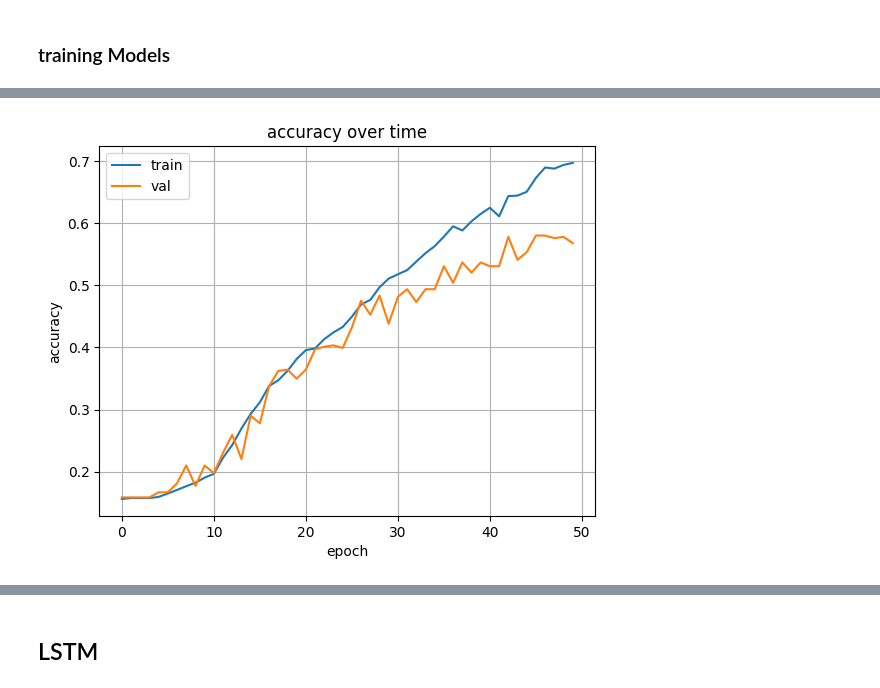
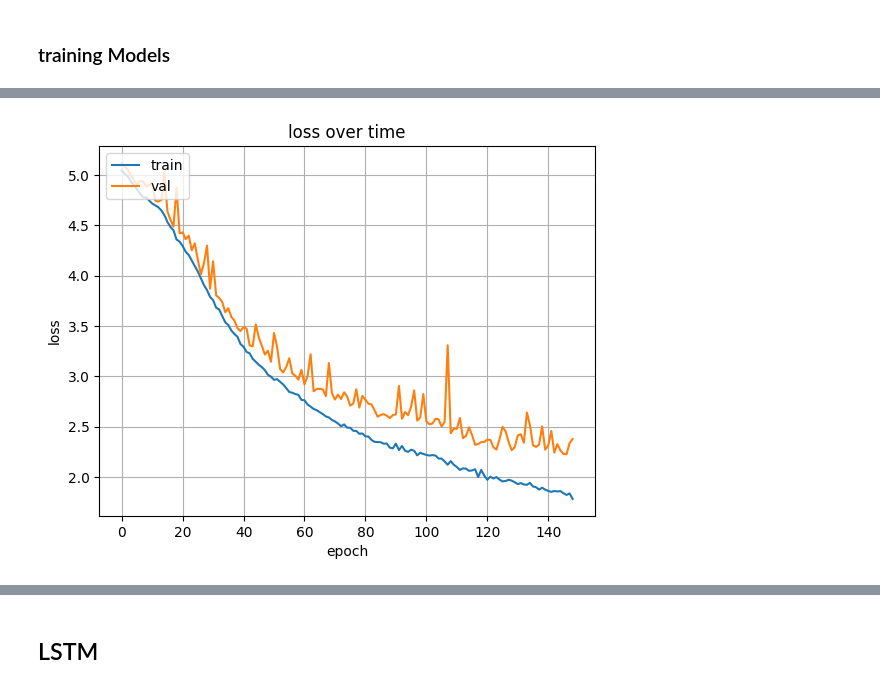
Before and after one commit to SparkyWen/5046_NLP_A4, a Jupyter notebook: classification.ipynb, the cells around one changed output, grey strips where cells are left out. Cells and saved outputs as stored; diff of their text form; code cells hidden in the pictures.

```diff
--- a/classification.ipynb
+++ b/classification.ipynb
@@ -775,16 +775,15 @@ def GetSqlNNModel(datasets):
     inputs = keras.Input(shape=(None,), dtype="int64")
     x = layers.Embedding(MAX_FEATURES, EMBEDDING_DIMENSIONS)(inputs)
     x = layers.GlobalAveragePooling1D()(x)
-    x = layers.Dense(128, activation="relu")(x)
-    #x = layers.Dropout(.5)(x)
-    x = layers.Dense(128, activation="relu")(x)
-    #x = layers.Dropout(.5)(x)
+    x = layers.Dense(64, activation="relu")(x)
+    x = layers.Dropout(.2)(x)
+    x = layers.Dense(64, activation="relu")(x)
+    x = layers.Dropout(.2)(x)
     outputs = layers.Dense(numClasses, activation="softmax")(x)
     model = keras.Model(inputs, outputs)
 
     # Compile the model
     model.compile(
-        optimizer="adam",
         loss="sparse_categorical_crossentropy",  # for integer labels
         metrics=["accuracy"]
     )
@@ -797,15 +796,14 @@ def GetTagNNModel():
     inputs = keras.Input(shape=(1,), dtype="int64")
     x = layers.Embedding(MAX_FEATURES, EMBEDDING_DIMENSIONS)(inputs)
     x = layers.GlobalAveragePooling1D()(x)
-    x = layers.Dense(16, activation="relu")(x)
-    #x = layers.Dropout(.5)(x)
+    x = layers.Dense(64, activation="relu")(x)
+    x = layers.Dropout(.2)(x)
     outputs = layers.Dense(numClasses, activation="softmax")(x)
 
     model = keras.Model(inputs, outputs)
 
     # Compile the model
     model.compile(
-        optimizer="adam",
         loss="sparse_categorical_crossentropy",  # for integer labels
         metrics=["accuracy"]
     )
@@ -842,4 +825,4 @@ Epoch 20/20
 # %%
 sqlNNModel = GetSqlNNModel(QuestionDatasets)
-sqlHistory = sqlNNModel.fit(x=np.array(vectorizedTrainingText), y=QuestionDatasets.trainingData['sql-id'], validation_data=(np.array(vectorizedValidationText), QuestionDatasets.validationData['sql-id']), epochs=50)
+sqlHistory = sqlNNModel.fit(x=np.array(vectorizedTrainingText), y=QuestionDatasets.trainingData['sql-id'], validation_data=(np.array(vectorizedValidationText), QuestionDatasets.validationData['sql-id']), epochs=150)
 # %% [output]
@@ -863,21 +831,21 @@ Epoch 50/50
 # %%
 import matplotlib.pyplot as pyplot
 
 def plotChange(history):
-    pyplot.title('accuracy over time')
-    pyplot.plot(history['accuracy'])
-    pyplot.plot(history['val_accuracy'])
+    pyplot.title('loss over time')
+    pyplot.plot(history['loss'][1:])
+    pyplot.plot(history['val_loss'][1:])
     pyplot.xlabel('epoch')
-    pyplot.ylabel('accuracy')
+    pyplot.ylabel('loss')
     pyplot.legend(['train', 'val'], loc='upper left')
     pyplot.grid(True)
     pyplot.show()
 
     pyplot.show()
 
 plotChange(sqlHistory.history)
 # %% [output]
-[figure, old version]
+[figure, new version]
 # %%
 plotChange(tagHistory.history)
 # %% [output]
```
Also changed, not shown: parts of 11 cells of this notebook.
